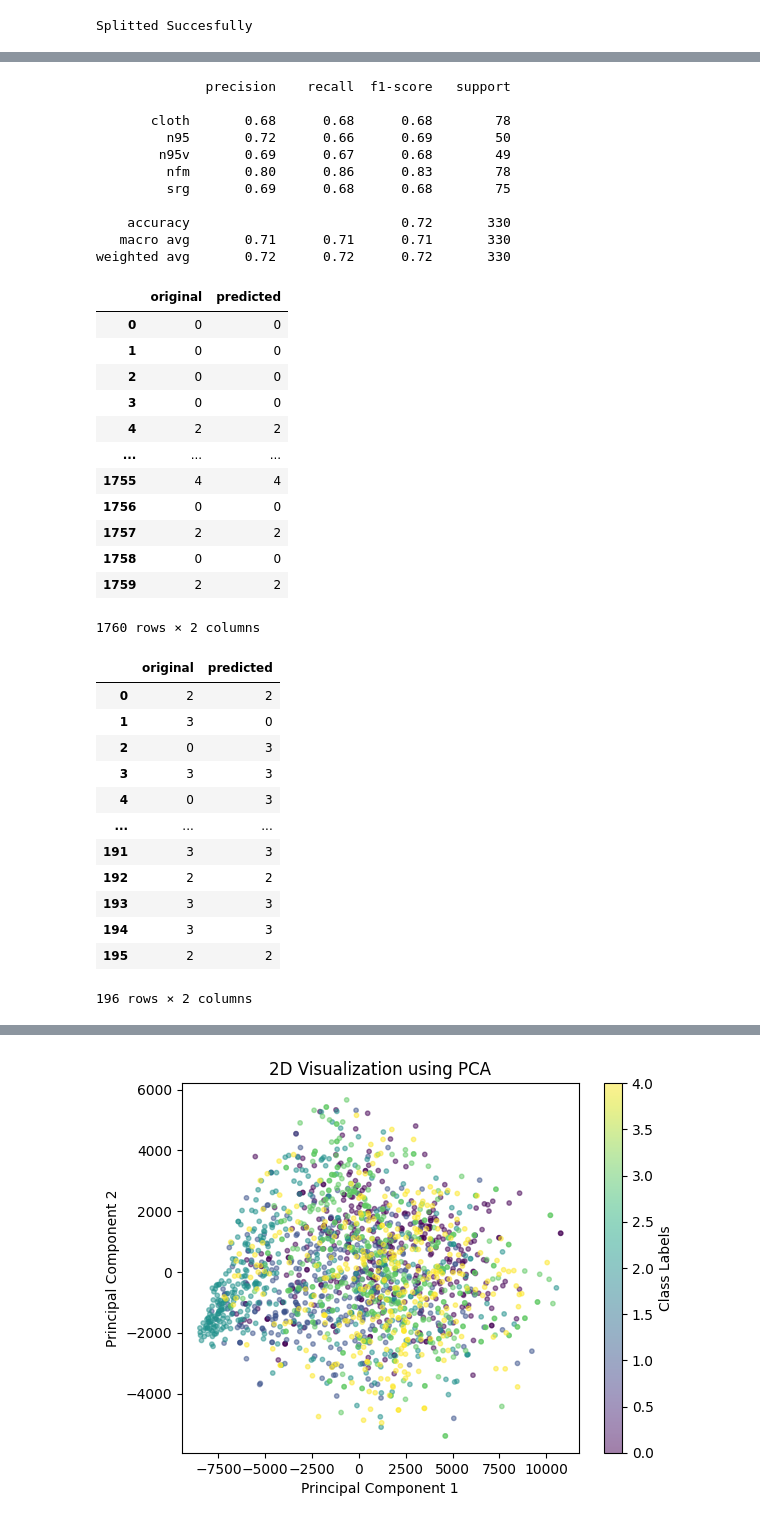
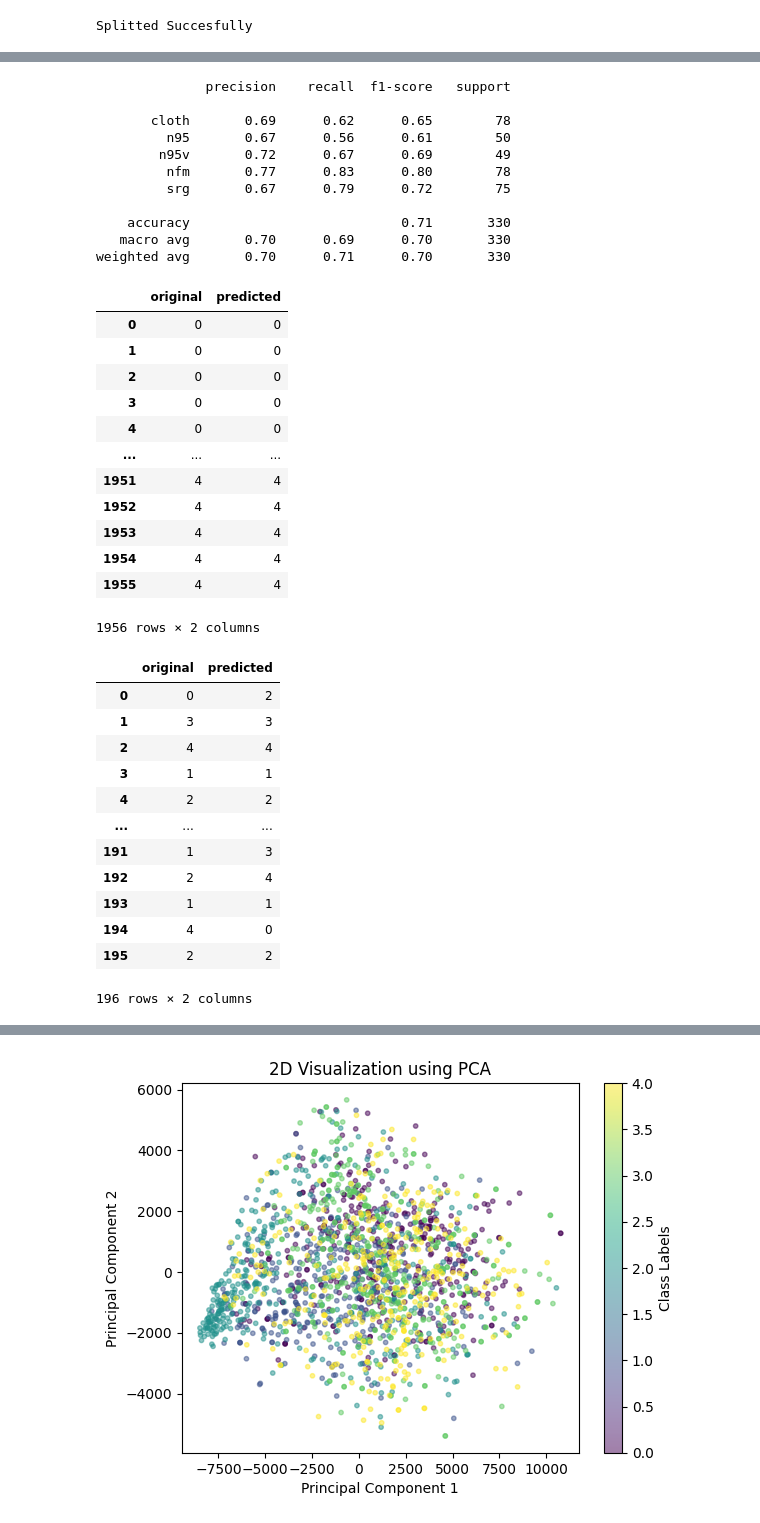
Before and after one commit to ibrahimfe/Data_Science_Project, a Jupyter notebook: face-mask-classification-with-svm.ipynb, the cells around one changed output, grey strips where cells are left out. Drawn from its saved outputs; the diff is of its cells as text; code cells hidden in the pictures.

```diff
--- a/face-mask-classification-with-svm.ipynb
+++ b/face-mask-classification-with-svm.ipynb
@@ -111,7 +111,7 @@ from keras.preprocessing.image import img_to_array
 from keras.preprocessing.image import ImageDataGenerator
 augmented_images = []
 datagen = ImageDataGenerator(rotation_range=20, fill_mode='nearest')
-for original_image in X_train:
+for original_image in norm_images:
     # Expand dimensions to create a batch of one image
     original_image = np.reshape(original_image,(IMG_SIZE, IMG_SIZE, 3))
     original_image = np.expand_dims(original_image, axis=0)
@@ -125,7 +125,7 @@ for original_image in X_train:
     # Append augmented image to the list
     augmented_images.append(augmented_image)
 augmented_images = np.array(augmented_images)
-augmented_images_arr = np.concatenate((augmented_images, X_train.reshape(-1, IMG_SIZE, IMG_SIZE, 3)))
+augmented_images_arr = np.concatenate((augmented_images, norm_images.reshape(-1, IMG_SIZE, IMG_SIZE, 3)))
 # %%
 augmented_images2 = []
 datagen = ImageDataGenerator(brightness_range=[0.5,2.0])
@@ -173 +171,3 @@ y_train_aug = np.concatenate((y_train, y_train, y_train, y_train))
+# %%
+target_aug = np.concatenate((target, target, target, target))
 # %%
@@ -181,7 +181,7 @@ from sklearn.svm import SVC
 # Latih model SVM dengan data yang diperoleh
 start_time = time.time()
 model = SVC(kernel='rbf', gamma='scale', C=10, class_weight='balanced')
-model.fit(reshaped_aug_arr, y_train_aug)
+model.fit(reshaped_aug_arr, target_aug)
 print("Finished Training Model")
 
 end_time = time.time()
@@ -195,6 +195,5 @@ Training time: 189.4395308494568 seconds
 # %%
-trained = model.predict(X_train)
-predicted = model.predict(X_test)
+trained = model.predict(norm_images)
 validation = model.predict(norm_test_images)
 # %%
 from sklearn.metrics import accuracy_score
@@ -239,47 +223,47 @@ print(classification_report(test_target, validation, target_names=CATEGORIES))
 # %% [output]
               precision    recall  f1-score   support
 
-       cloth       0.68      0.68      0.68        78
-         n95       0.72      0.66      0.69        50
-        n95v       0.69      0.67      0.68        49
-         nfm       0.80      0.86      0.83        78
-         srg       0.69      0.68      0.68        75
+       cloth       0.69      0.62      0.65        78
+         n95       0.67      0.56      0.61        50
+        n95v       0.72      0.67      0.69        49
+         nfm       0.77      0.83      0.80        78
+         srg       0.67      0.79      0.72        75
 
-    accuracy                           0.72       330
-   macro avg       0.71      0.71      0.71       330
-weighted avg       0.72      0.72      0.72       330
+    accuracy                           0.71       330
+   macro avg       0.70      0.69      0.70       330
+weighted avg       0.70      0.71      0.70       330
 # %%
 import pandas as pd
-result = pd.DataFrame({'original' : y_train,'predicted' : trained})
+result = pd.DataFrame({'original' :target,'predicted' : trained})
 result
 # %% [output]
 |  | original | predicted |
 | 0 | 0 | 0 |
 | 1 | 0 | 0 |
 | 2 | 0 | 0 |
 | 3 | 0 | 0 |
-| 4 | 2 | 2 |
+| 4 | 0 | 0 |
 | ... | ... | ... |
-| 1755 | 4 | 4 |
-| 1756 | 0 | 0 |
-| 1757 | 2 | 2 |
-| 1758 | 0 | 0 |
-| 1759 | 2 | 2 |
+| 1951 | 4 | 4 |
+| 1952 | 4 | 4 |
+| 1953 | 4 | 4 |
+| 1954 | 4 | 4 |
+| 1955 | 4 | 4 |
-1760 rows × 2 columns
+1956 rows × 2 columns
 # %%
 result = pd.DataFrame({'original' : y_test,'predicted' : predicted})
 result
 # %% [output]
 |  | original | predicted |
-| 0 | 2 | 2 |
-| 1 | 3 | 0 |
-| 2 | 0 | 3 |
-| 3 | 3 | 3 |
-| 4 | 0 | 3 |
+| 0 | 0 | 2 |
+| 1 | 3 | 3 |
+| 2 | 4 | 4 |
+| 3 | 1 | 1 |
+| 4 | 2 | 2 |
 | ... | ... | ... |
-| 191 | 3 | 3 |
-| 192 | 2 | 2 |
-| 193 | 3 | 3 |
-| 194 | 3 | 3 |
+| 191 | 1 | 3 |
+| 192 | 2 | 4 |
+| 193 | 1 | 1 |
+| 194 | 4 | 0 |
 | 195 | 2 | 2 |
 196 rows × 2 columns
```
Also changed, not shown: parts of 14 cells of this notebook.
